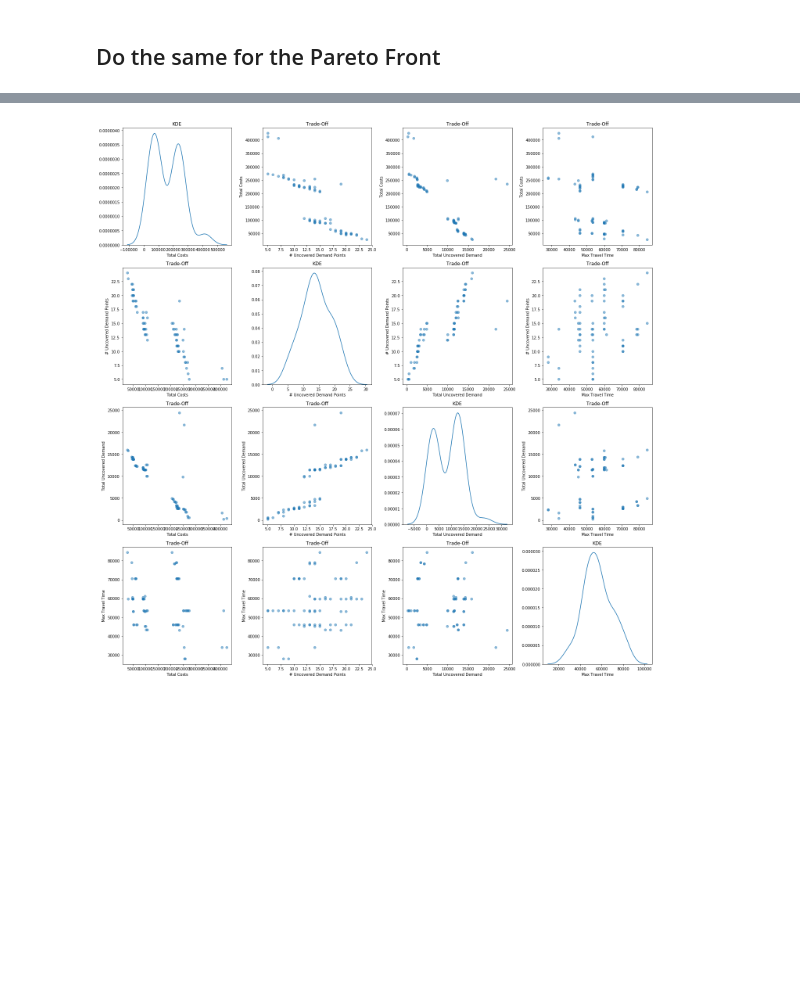
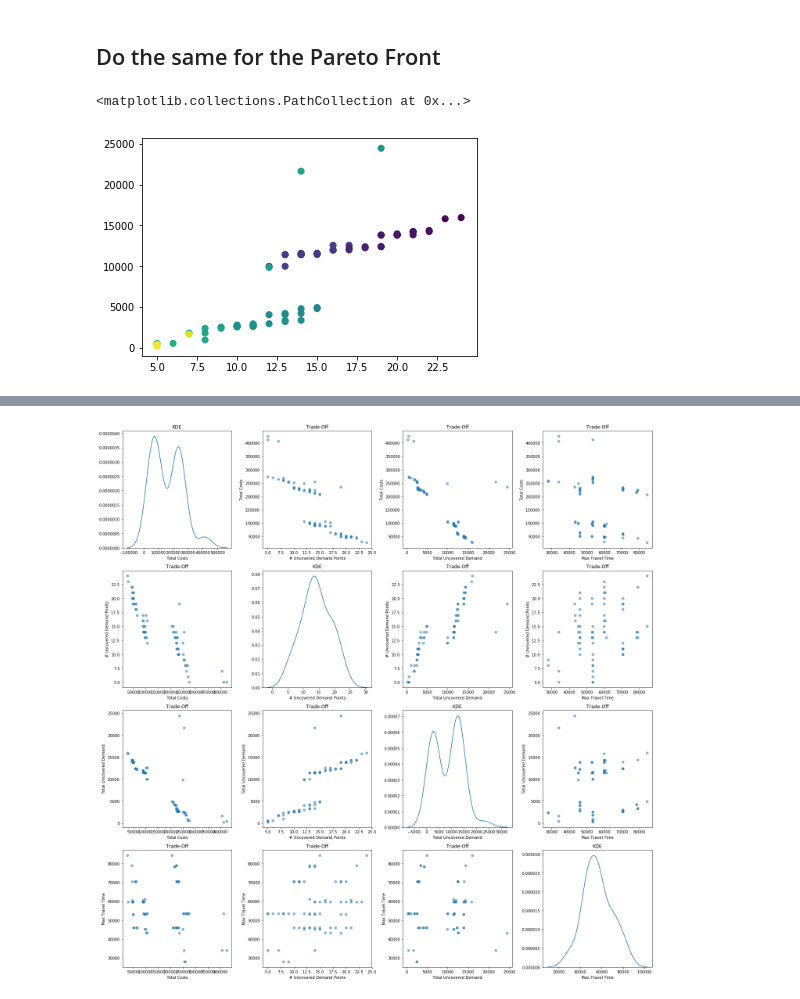
Before and after one commit to TRomijn/Thesis, a Jupyter notebook: Facility Location Model/Final Analysis 1 - Show Trade-offs - mpmordm solutions for perfect information- not Cleaned.ipynb, the cells around one changed output, grey strips where cells are left out. Cells and saved outputs as stored; diff of their text form; code cells hidden in the pictures; blank space fills up the shorter version.

```diff
--- a/Facility Location Model/Final Analysis 1 - Show Trade-offs - mpmordm solutions for perfect information- not Cleaned.ipynb
+++ b/Facility Location Model/Final Analysis 1 - Show Trade-offs - mpmordm solutions for perfect information- not Cleaned.ipynb
@@ -238,3 +244,11 @@ testPF = np.array(
         [1, 2, 3, 4], [1e-9, 1e-9, 1e-9, 1e-9]))
 # %%
 PFtest = testPF[:,1:]
+# %%
+dftmp = pd.DataFrame(PFtest)
+dftmp.columns = objectives_nice
+# %%
+plt.scatter(dftmp['# Uncovered Demand Points'],dftmp['Total Uncovered Demand'],c=dftmp['Total Costs'])
+# %% [output]
+<matplotlib.collections.PathCollection at 0x...>
+[figure, added]
```
Also changed, not shown: parts of 20 cells of this notebook, 3 other files.
